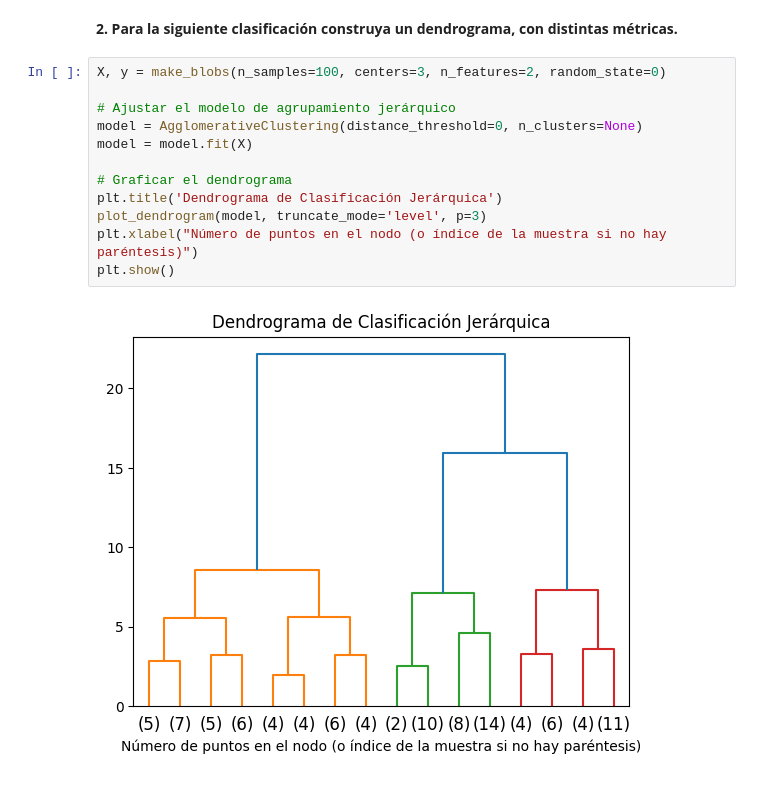
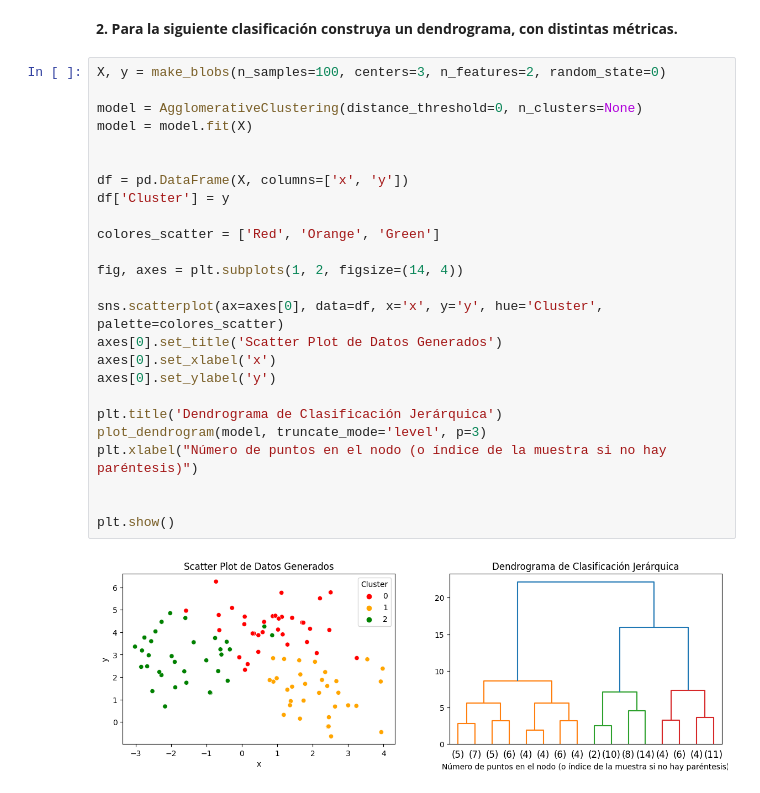
Before and after one commit to fidebravo/Modulo6, a Jupyter notebook: Modulo6_Actividad3.ipynb, the cells around one changed output. Drawn from its saved outputs; the diff is of its cells as text.

```diff
--- a/Modulo6_Actividad3.ipynb
+++ b/Modulo6_Actividad3.ipynb
@@ -46,14 +46,27 @@ def plot_dendrogram(model, **kwargs):
 # %%
 X, y = make_blobs(n_samples=100, centers=3, n_features=2, random_state=0)
 
-# Ajustar el modelo de agrupamiento jerárquico
 model = AgglomerativeClustering(distance_threshold=0, n_clusters=None)
 model = model.fit(X)
 
-# Graficar el dendrograma
+
+df = pd.DataFrame(X, columns=['x', 'y'])
+df['Cluster'] = y
+
+colores_scatter = ['Red', 'Orange', 'Green']
+
+fig, axes = plt.subplots(1, 2, figsize=(14, 4))
+
+sns.scatterplot(ax=axes[0], data=df, x='x', y='y', hue='Cluster', palette=colores_scatter)
+axes[0].set_title('Scatter Plot de Datos Generados')
+axes[0].set_xlabel('x')
+axes[0].set_ylabel('y')
+
 plt.title('Dendrograma de Clasificación Jerárquica')
 plot_dendrogram(model, truncate_mode='level', p=3)
 plt.xlabel("Número de puntos en el nodo (o índice de la muestra si no hay paréntesis)")
+
+
 plt.show()
 # %% [output]
-[figure, old version]
+[figure, new version]
```
Also changed, not shown: parts of 6 cells of this notebook.
